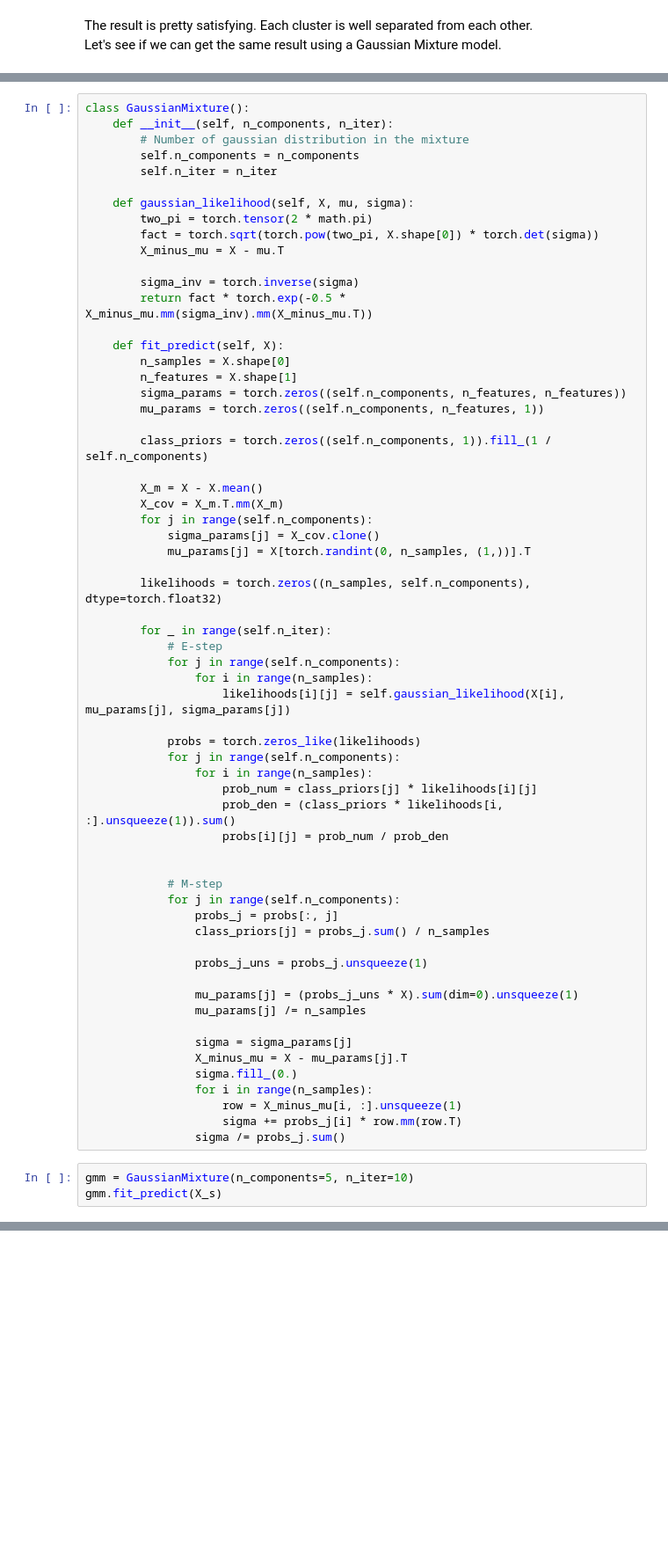
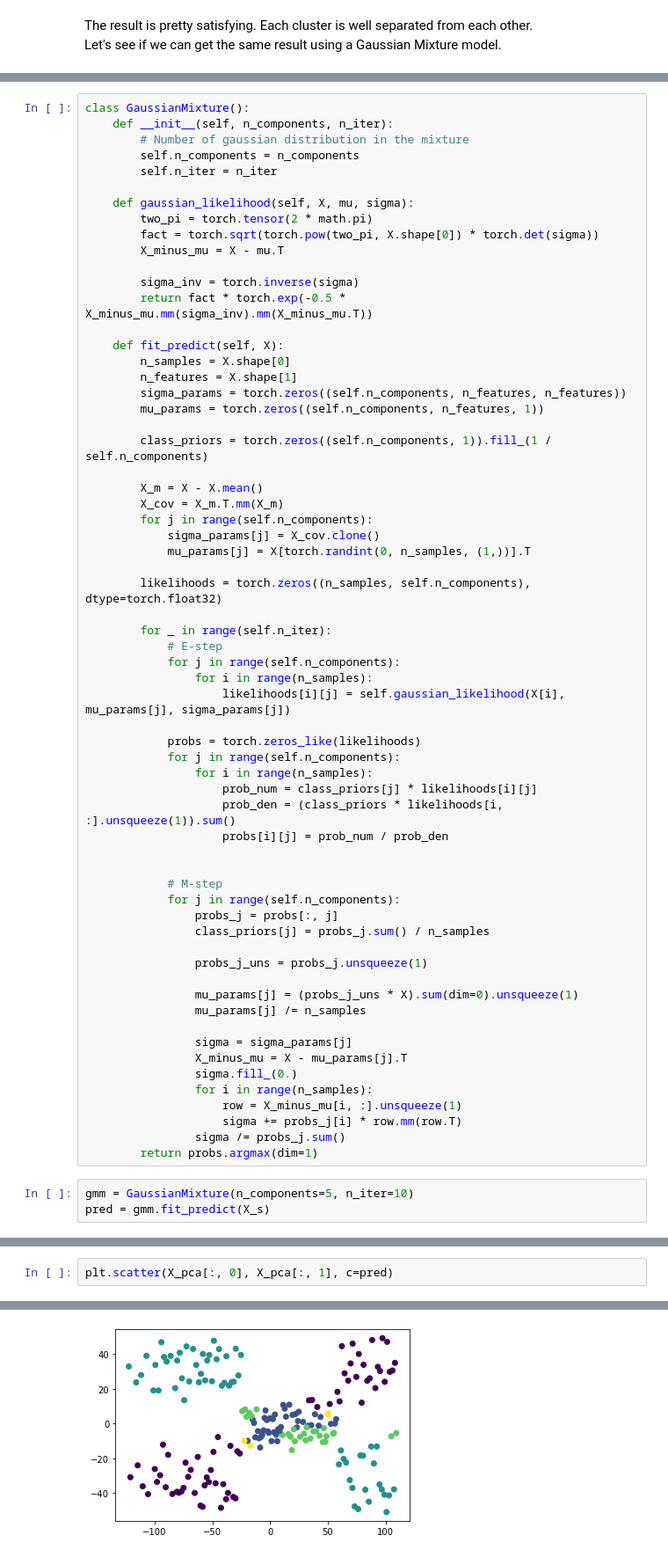
Before and after one commit to ConsciousML/Clustering-from-scratch, a Jupyter notebook: Clustering Mall Customers.ipynb, the cells around one changed output, grey strips where cells are left out. Shown at 88% size. Drawn from its saved outputs; the diff is of its cells as text; blank space fills up the shorter version.

Commit message:
add prediction

```diff
--- a/Clustering Mall Customers.ipynb
+++ b/Clustering Mall Customers.ipynb
@@ -282,6 +282,7 @@ class GaussianMixture():
                     row = X_minus_mu[i, :].unsqueeze(1)
                     sigma += probs_j[i] * row.mm(row.T)
                 sigma /= probs_j.sum()
+        return probs.argmax(dim=1)
 # %%
 gmm = GaussianMixture(n_components=5, n_iter=10)
-gmm.fit_predict(X_s)
+pred = gmm.fit_predict(X_s)
@@ -309,0 +289,3 @@ RuntimeError: inverse_cpu: For batch 0: U(1,1) is zero, singular U.
+# %%
+plt.scatter(X_pca[:, 0], X_pca[:, 1], c=pred)
+# %% [output]
@@ -309,0 +293 @@ RuntimeError: inverse_cpu: For batch 0: U(1,1) is zero, singular U.
+[figure, added]
```
Also changed, not shown: parts of 4 cells of this notebook.
